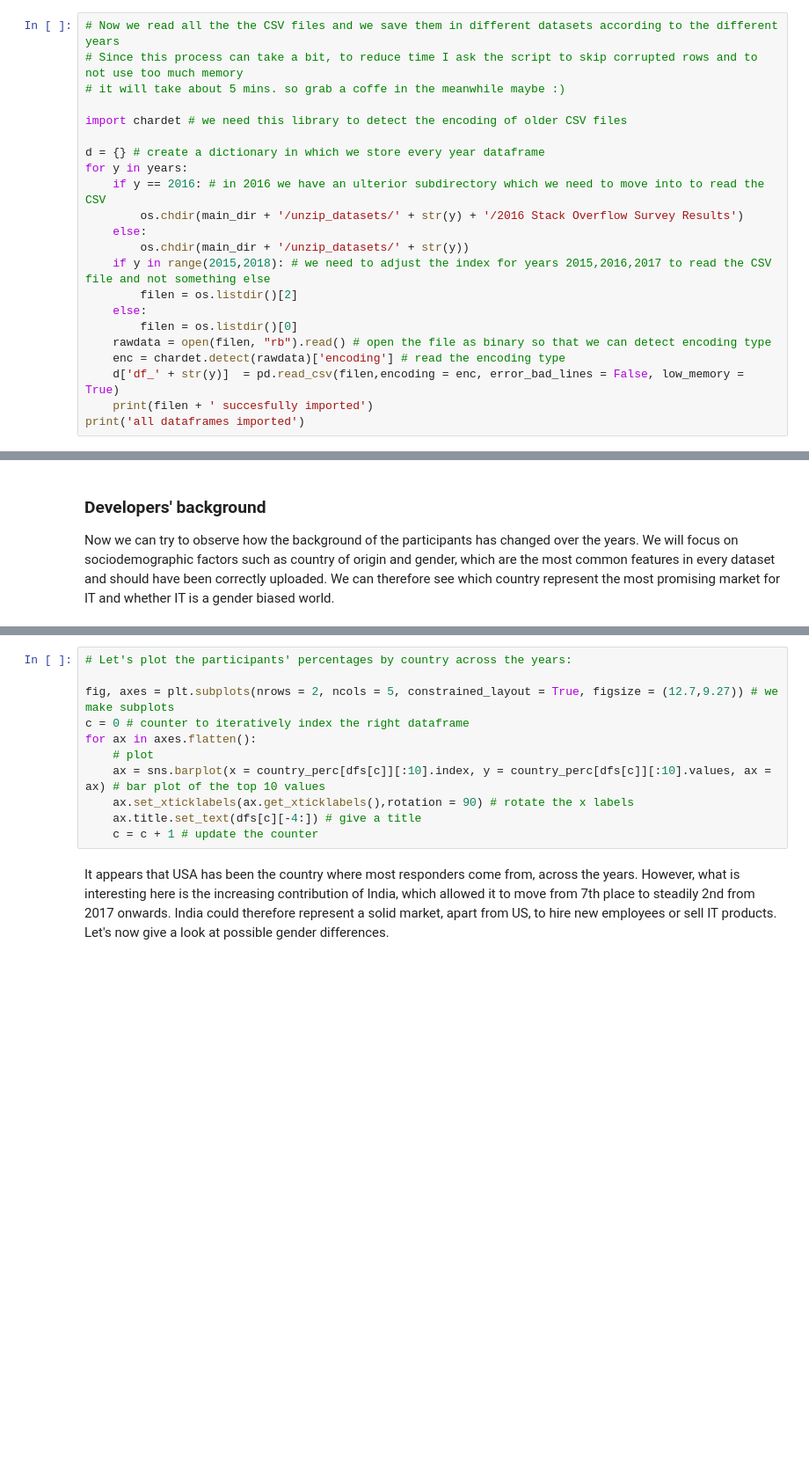
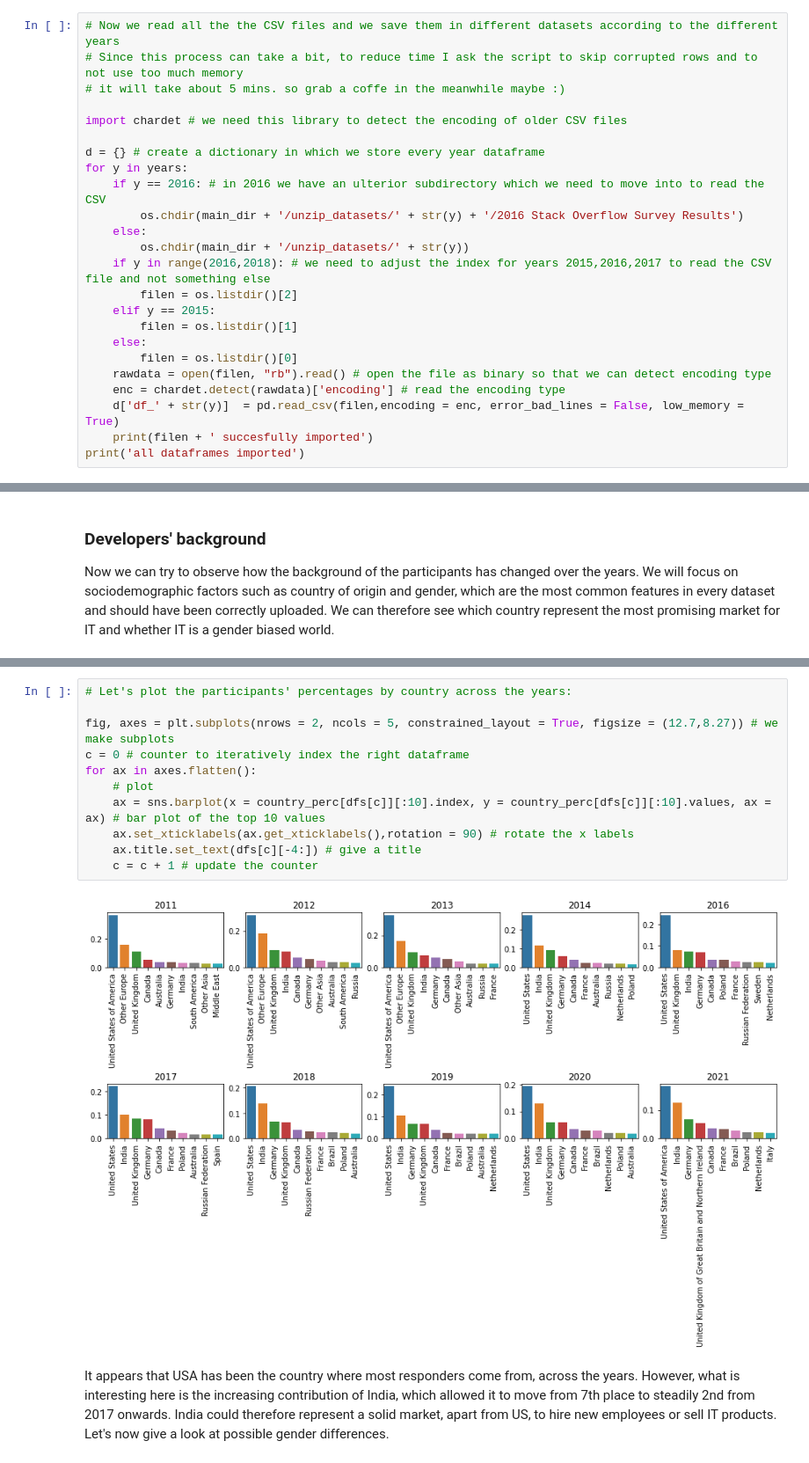
Before and after one commit to Ricmatgal/UD_assignment_1, a Jupyter notebook: exploring_stackoverflow.ipynb, the cells around one changed output, grey strips where cells are left out. Shown: that part at 88% size. Saved outputs shown, nothing was run; the diff lists cells and outputs as text; blank space fills up the shorter version.

```diff
--- a/exploring_stackoverflow.ipynb
+++ b/exploring_stackoverflow.ipynb
@@ -48,8 +48,10 @@ for y in years:
         os.chdir(main_dir + '/unzip_datasets/' + str(y) + '/2016 Stack Overflow Survey Results')
     else:
         os.chdir(main_dir + '/unzip_datasets/' + str(y))
-    if y in range(2015,2018): # we need to adjust the index for years 2015,2016,2017 to read the CSV file and not something else
+    if y in range(2016,2018): # we need to adjust the index for years 2015,2016,2017 to read the CSV file and not something else
         filen = os.listdir()[2]
+    elif y == 2015:
+        filen = os.listdir()[1]
     else:
         filen = os.listdir()[0]
     rawdata = open(filen, "rb").read() # open the file as binary so that we can detect encoding type
@@ -85,14 +118,16 @@ country_perc
 # %%
 # Let's plot the participants' percentages by country across the years:
 
-fig, axes = plt.subplots(nrows = 2, ncols = 5, constrained_layout = True, figsize = (12.7,9.27)) # we make subplots
+fig, axes = plt.subplots(nrows = 2, ncols = 5, constrained_layout = True, figsize = (12.7,8.27)) # we make subplots
 c = 0 # counter to iteratively index the right dataframe
 for ax in axes.flatten():
     # plot
     ax = sns.barplot(x = country_perc[dfs[c]][:10].index, y = country_perc[dfs[c]][:10].values, ax = ax) # bar plot of the top 10 values
     ax.set_xticklabels(ax.get_xticklabels(),rotation = 90) # rotate the x labels
     ax.title.set_text(dfs[c][-4:]) # give a title
     c = c + 1 # update the counter
+# %% [output]
+[figure, added]
 # %% [markdown]
 It appears that USA has been the country where most responders come from, across the years. However, what is interesting here is the increasing contribution of India, which allowed it to move from 7th place to steadily 2nd from 2017 onwards. India could therefore represent a solid market, apart from US, to hire new employees or sell IT products. Let's now give a look at possible gender differences.
 # %%
```
Also changed, not shown: parts of 8 cells of this notebook, 1 other file.
